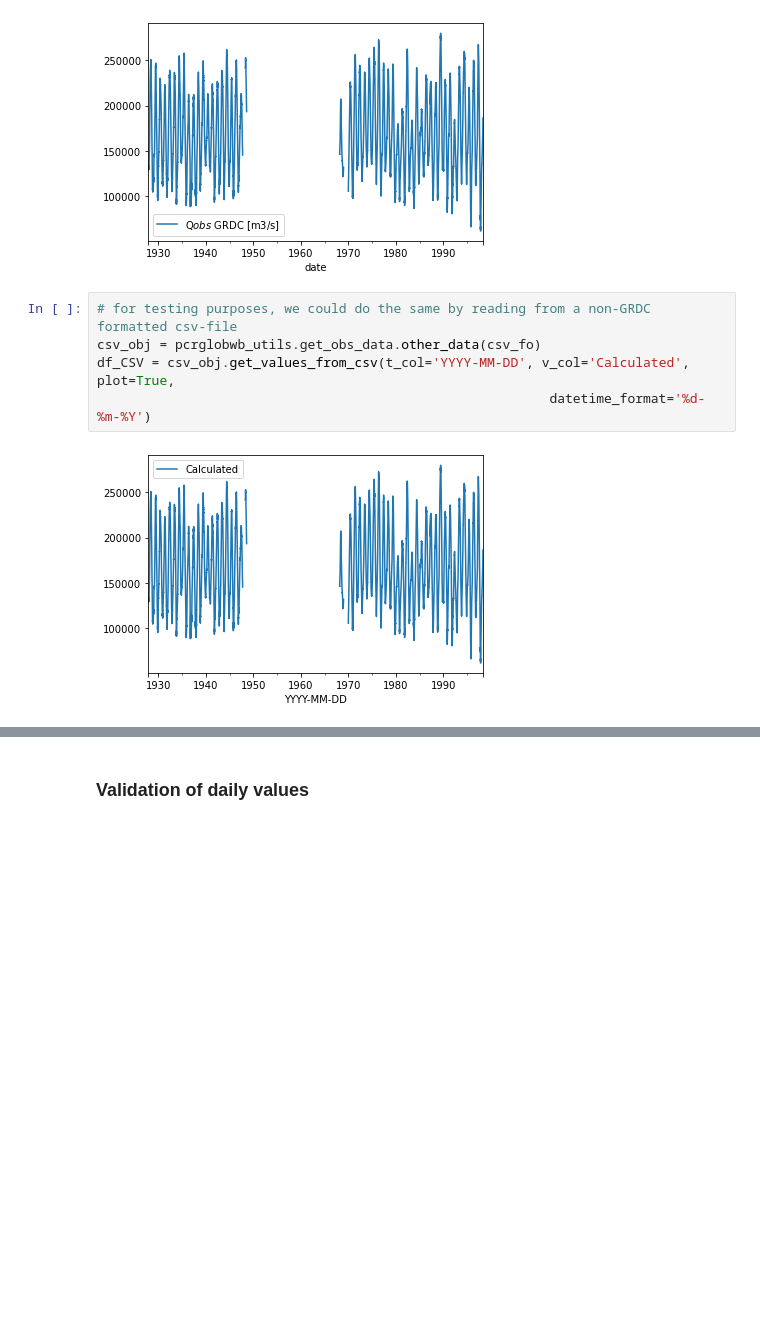
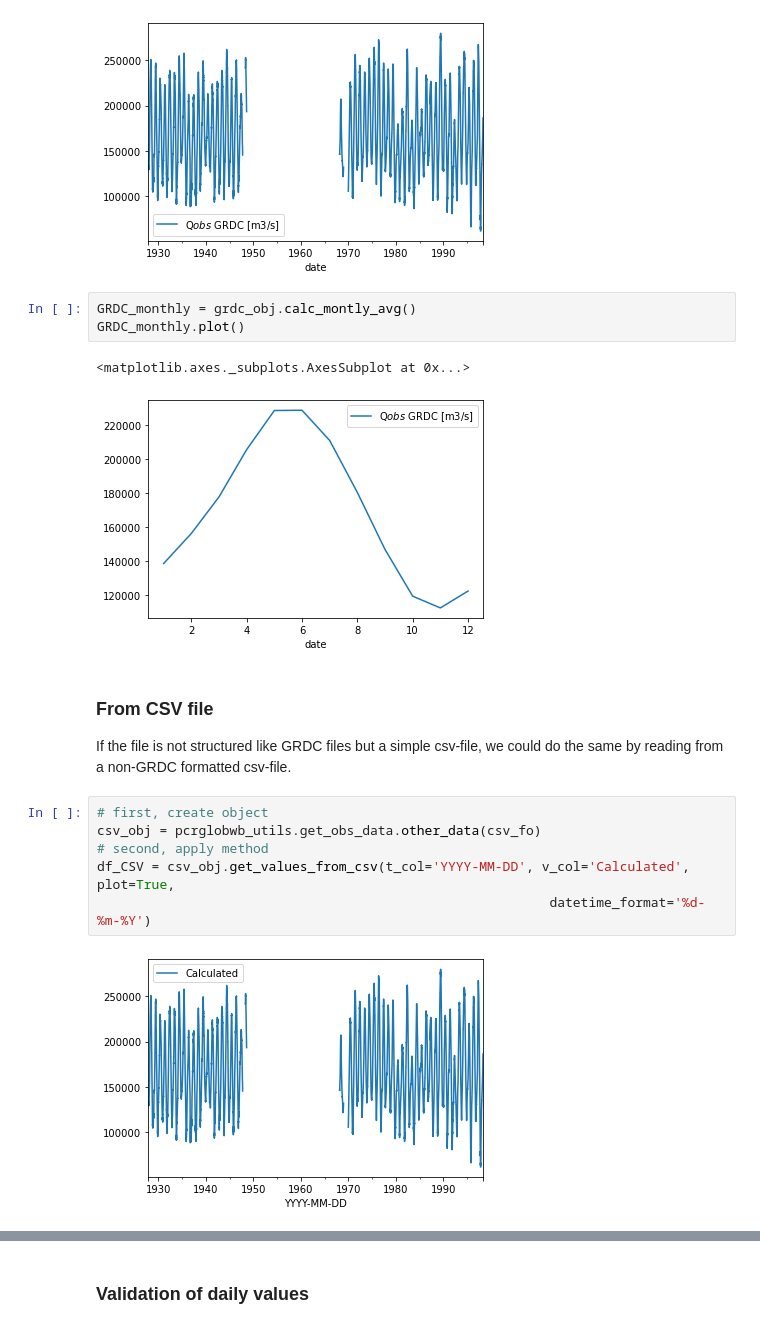
Before and after one commit to JannisHoch/pcrglobwb_utils, a Jupyter notebook: examples/first_proof_of_concept.ipynb, the cells around one changed output, grey strips where cells are left out. Drawn from its saved outputs; the diff is of its cells as text; blank space fills up the shorter version.

```diff
--- a/examples/first_proof_of_concept.ipynb
+++ b/examples/first_proof_of_concept.ipynb
@@ -72,9 +82,20 @@ q_sim_obidos = pcrglobwb_utils.timeseries.read_nc_file_at_indices(ncf, row, col,
 df_GRDC = grdc_obj.get_grdc_station_values(var_name=new_var_name_obs, plot=True)
 # %% [output]
 [figure]
+# %%
+GRDC_monthly = grdc_obj.calc_montly_avg()
+GRDC_monthly.plot()
+# %% [output]
+<matplotlib.axes._subplots.AxesSubplot at 0x...>
+[figure, added]
+# %% [markdown]
+### From CSV file
+
+If the file is not structured like GRDC files but a simple csv-file, we could do the same by reading from a non-GRDC formatted csv-file.
 # %%
-# for testing purposes, we could do the same by reading from a non-GRDC formatted csv-file
+# first, create object
 csv_obj = pcrglobwb_utils.get_obs_data.other_data(csv_fo)
+# second, apply method
 df_CSV = csv_obj.get_values_from_csv(t_col='YYYY-MM-DD', v_col='Calculated', plot=True,
                                                           datetime_format='%d-%m-%Y')
 # %% [output]
```
Also changed, not shown: parts of 23 cells of this notebook, 8 other files.
